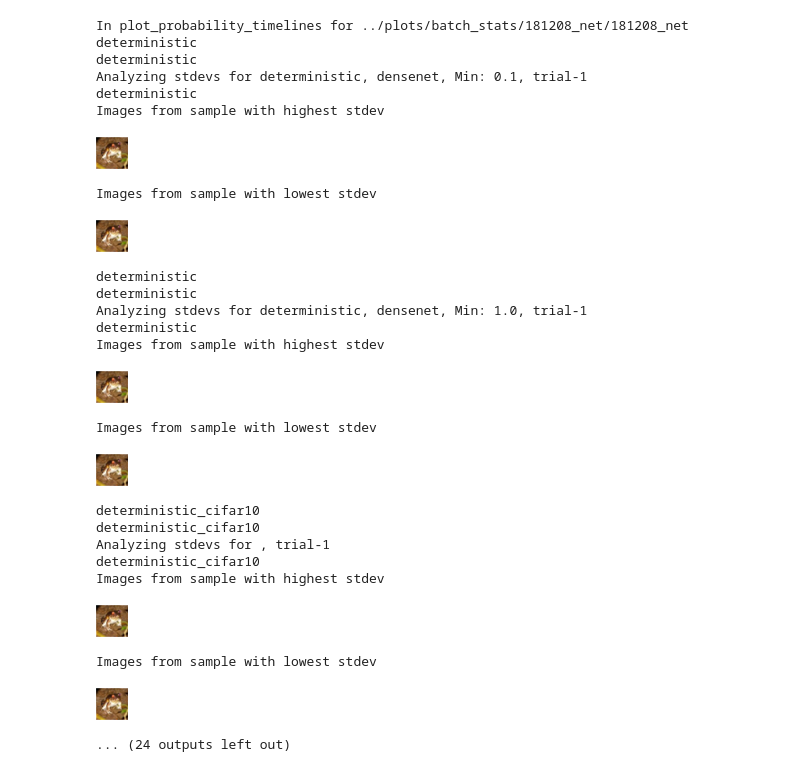
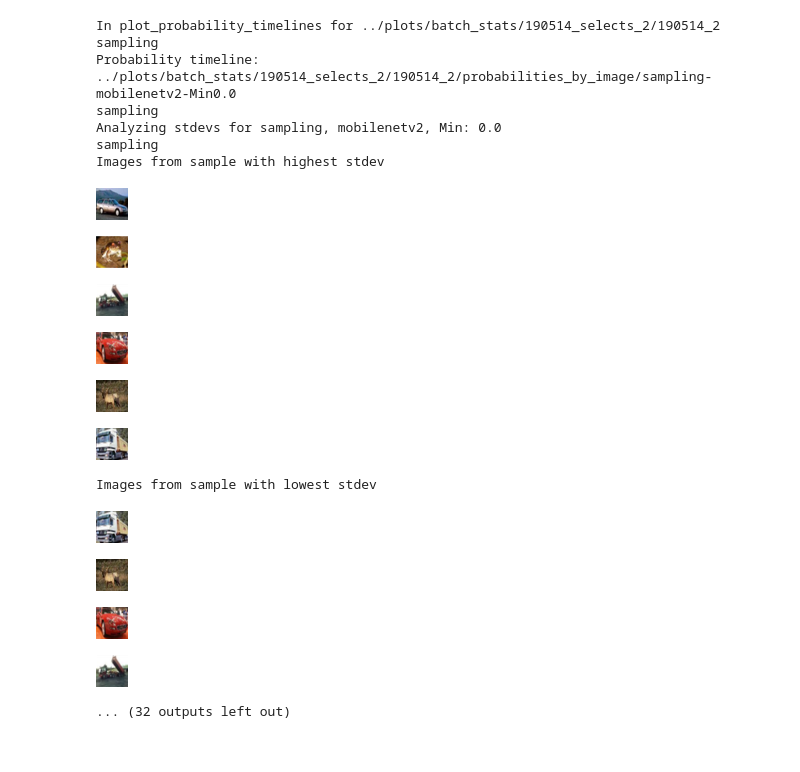
Before and after one commit to angelajiang/bias-in-datasets, a Jupyter notebook: active_learning/ipython/Batch Statistics v3 (post-refactor).ipynb, the cells around one changed output. Drawn from its saved outputs; the diff is of its cells as text; code cells hidden in the pictures.

```diff
--- a/active_learning/ipython/Batch Statistics v3 (post-refactor).ipynb
+++ b/active_learning/ipython/Batch Statistics v3 (post-refactor).ipynb
@@ -257,15 +281,16 @@ def plot_probability_timelines(pickles_dir, plot_dir, max_ids=None, trials=None)
                 if max_ids <= image_id:
                     break
                 plt.plot(xs, ys, color=next(palette))
-            plt.title(config.label)
             plt.xlabel("Epochs")
-            plt.ylabel("Select Probability")
+            plt.ylabel("Probability of Selection")
 
             subplot_dir = os.path.join(plot_dir, "probabilities_by_image")
             if not os.path.isdir(subplot_dir):
                 os.mkdir(subplot_dir)
-            plot_prefix = os.path.join(subplot_dir, filename)
+            plot_prefix = os.path.join(subplot_dir, config.filename)
             plt.tight_layout()
+            plt.xlim(0, 100)
+            print("Probability timeline: {}".format(plot_prefix))
             write_file(plot_prefix)
 
            # analyze_standard_deviations
@@ -304,6 +445,8 @@ def plot_experiment(experiment_dir,
                     run_target_confidences = False,
                     run_probability_timelines = False,
                     run_probability_dist = False,
+                    run_losses_analysis = False,
+                    run_selects_analysis = False,
                     trials=None):
     pickles_dir = os.path.join(experiment_dir, "pickles")
     if os.path.isdir(pickles_dir):
@@ -326,51 +469,54 @@ def plot_experiment(experiment_dir,
             probability_dist_dir = os.path.join(pickles_dir, "probabilities_by_image")
             if os.path.isdir(probability_dist_dir):
                 plot_probability_distributions(probability_dist_dir, plot_dir, trials=trials)
+        if run_losses_analysis:
+            losses_dir = os.path.join(pickles_dir, "losses")
+            if os.path.isdir(losses_dir):
+                plot_losses_cdf(losses_dir, plot_dir, trials=trials)
+                plot_loss_timelines(losses_dir, plot_dir, trials=trials, max_ids=max_ids)
+        if run_selects_analysis:
+            selects_dir = os.path.join(pickles_dir, "selects_by_image")
+            if os.path.isdir(selects_dir):
+                plot_selects(selects_dir, plot_dir, trials=trials)
 
 
 %matplotlib inline
 # %%
 plot_home_dir = "../plots/batch_stats"
 
-experiment_batch_name = "181208_net"
+experiment_batch_name = "190514_selects_2"
 plot_home_dir += "/{}".format(experiment_batch_name)
 
-experiment_names = ["181208_net", "181115_seedednew_aug"]
+experiment_names = ["190514_2", "190517_baseline_selectprobs"]
 for experiment_name in experiment_names:
     experiment_dir = "../data/output/cifar10/{}".format(experiment_name)
     plot_dir = "{}/{}".format(plot_home_dir, experiment_name)
     if not os.path.exists(plot_dir):
         os.makedirs(plot_dir)
     plot_experiment(experiment_dir,
                     plot_dir,
-                    max_ids=None,
                     trials=[1],
+                    max_ids=5,
+                    run_selects_analysis=False,
                     run_probability_timelines=True,
-                    run_probability_dist=True)
+                    run_losses_analysis=True)
 # %% [output]
-In plot_probability_timelines for ../plots/batch_stats/181208_net/181208_net
-deterministic
-deterministic
-Analyzing stdevs for deterministic, densenet, Min: 0.1, trial-1
-deterministic
+In plot_probability_timelines for ../plots/batch_stats/190514_selects_2/190514_2
+sampling
+Probability timeline: ../plots/batch_stats/190514_selects_2/190514_2/probabilities_by_image/sampling-mobilenetv2-Min0.0
+sampling
+Analyzing stdevs for sampling, mobilenetv2, Min: 0.0
+sampling
 Images from sample with highest stdev
-[figure, old version]
+[figure, new version]
+[figure]
+[figure, new version]
+[figure, new version]
+[figure, new version]
+[figure, new version]
 Images from sample with lowest stdev
-[figure]
+[figure, added]
+[figure, added]
+[figure, added]
+[figure, added]
-deterministic
-deterministic
-Analyzing stdevs for deterministic, densenet, Min: 1.0, trial-1
-deterministic
-Images from sample with highest stdev
+... (32 outputs left out)
-[figure, old version]
-Images from sample with lowest stdev
-[figure, old version]
-deterministic_cifar10
-deterministic_cifar10
-Analyzing stdevs for , trial-1
-deterministic_cifar10
-Images from sample with highest stdev
-[figure, old version]
-Images from sample with lowest stdev
-[figure, old version]
-... (24 outputs left out)
```
Also changed, not shown: parts of 8 cells of this notebook, 50 other files.
